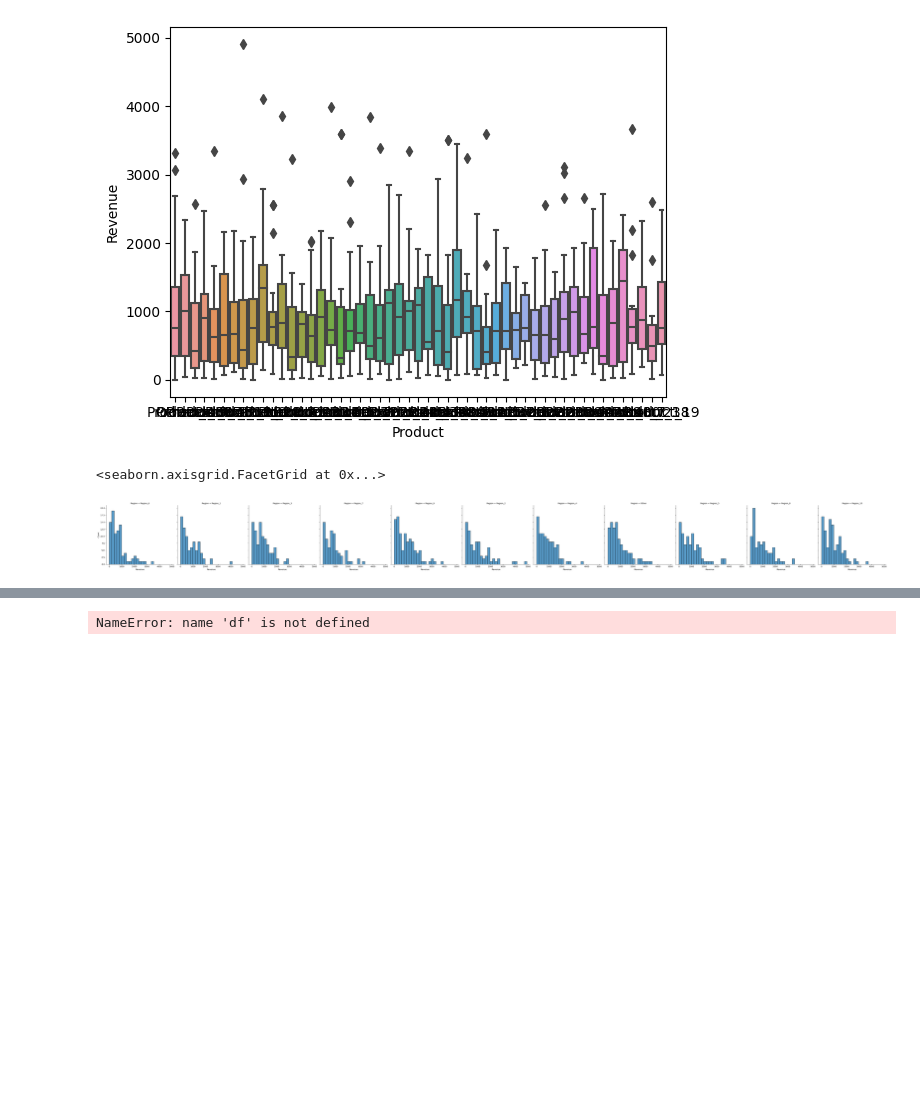
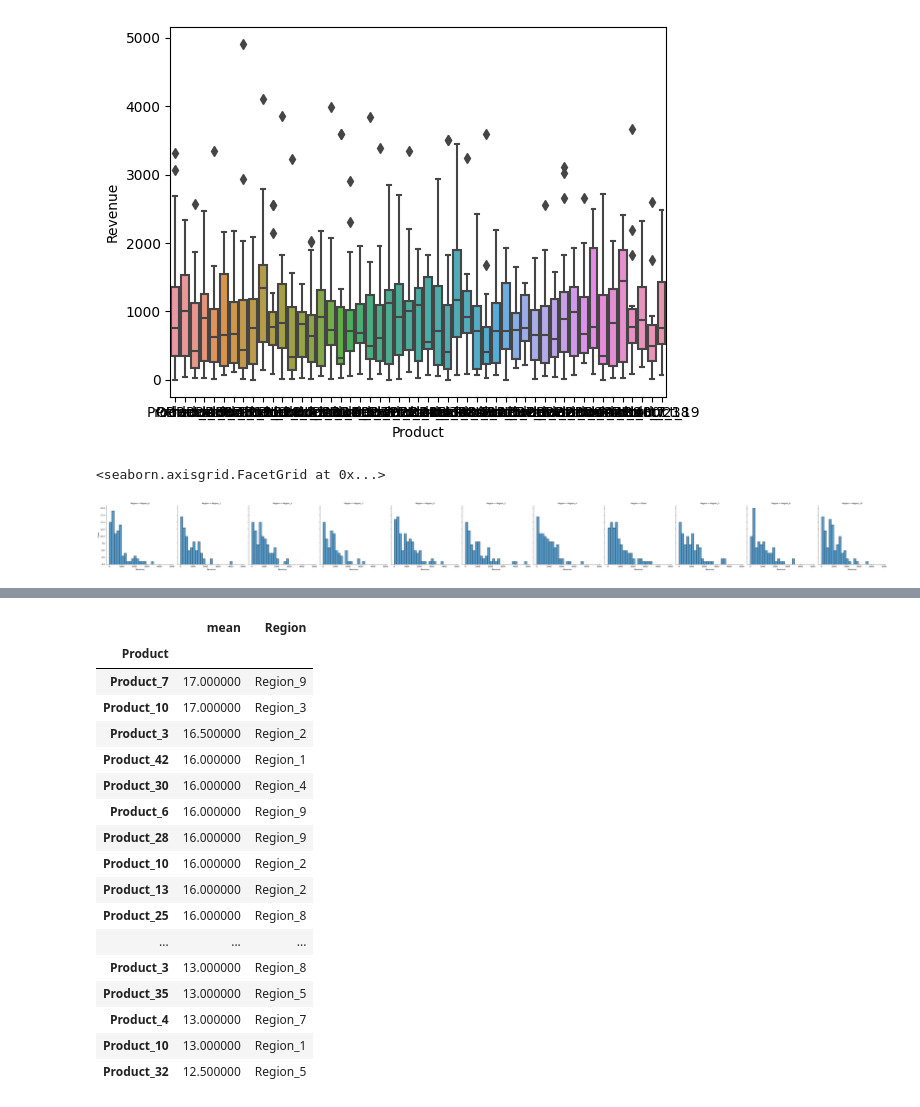
Before and after one commit to CodyDong/schulich_data_science, a Jupyter notebook: assignment1.ipynb, the cells around one changed output, grey strips where cells are left out. Cells and saved outputs as stored; diff of their text form; code cells hidden in the pictures; blank space fills up the shorter version.

```diff
--- a/assignment1.ipynb
+++ b/assignment1.ipynb
@@ -154,27 +154,44 @@ sns.displot(x='Revenue',col='Product',data =df)
 <seaborn.axisgrid.FacetGrid at 0x...>
 [figure]
 # %%
-f_region1 = df[df['Region']=='Region_1'].groupby('Product')['Units Sold'].aggregate(['mean']) . sort_values('mean', ascending = False).head(5)
+df_region1 = df[df['Region']=='Region_1'].groupby('Product')['Units Sold'].aggregate(['mean']) . sort_values('mean', ascending = False).head(5)
 df_region2 = df[df['Region']=='Region_2'].groupby('Product')['Units Sold'].aggregate(['mean']) . sort_values('mean', ascending = False).head(5)
 df_region3 = df[df['Region']=='Region_3'].groupby('Product')['Units Sold'].aggregate(['mean']) . sort_values('mean', ascending = False).head(5)
 df_region4 = df[df['Region']=='Region_4'].groupby('Product')['Units Sold'].aggregate(['mean']) . sort_values('mean', ascending = False).head(5)
 df_region5 = df[df['Region']=='Region_5'].groupby('Product')['Units Sold'].aggregate(['mean']) . sort_values('mean', ascending = False).head(5)
 df_region6 = df[df['Region']=='Region_6'].groupby('Product')['Units Sold'].aggregate(['mean']) . sort_values('mean', ascending = False).head(5)
 df_region7 = df[df['Region']=='Region_7'].groupby('Product')['Units Sold'].aggregate(['mean']) . sort_values('mean', ascending = False).head(5)
 df_region8 = df[df['Region']=='Region_8'].groupby('Product')['Units Sold'].aggregate(['mean']) . sort_values('mean', ascending = False).head(5)
 df_region9 = df[df['Region']=='Region_9'].groupby('Product')['Units Sold'].aggregate(['mean']) . sort_values('mean', ascending = False).head(5)
 df_region10 = df[df['Region']=='Region_10'].groupby('Product')['Units Sold'].aggregate(['mean']) . sort_values('mean', ascending = False).head(5)
 df_region1['Region'] ='Region_1'
 df_region2['Region'] ='Region_2'
 df_region3['Region'] ='Region_3'
 df_region4['Region'] ='Region_4'
 df_region5['Region'] ='Region_5'
 df_region6['Region'] ='Region_6'
 df_region7['Region'] ='Region_7'
 df_region8['Region'] ='Region_8'
 df_region9['Region'] ='Region_9'
 df_region10['Region'] ='Region_10'
 group_by_region = pd.concat([df_region1,df_region2,df_region3,df_region4,df_region5,df_region6,df_region7,df_region8,df_region9,df_region10],ignore_index= False)
 group_by_region.sort_values('mean', ascending = False)
 # %% [output]
-NameError: name 'df' is not defined
+|  | mean | Region |
+| Product |  |  |
+| Product_7 | 17.000000 | Region_9 |
+| Product_10 | 17.000000 | Region_3 |
+| Product_3 | 16.500000 | Region_2 |
+| Product_42 | 16.000000 | Region_1 |
+| Product_30 | 16.000000 | Region_4 |
+| Product_6 | 16.000000 | Region_9 |
+| Product_28 | 16.000000 | Region_9 |
+| Product_10 | 16.000000 | Region_2 |
+| Product_13 | 16.000000 | Region_2 |
+| Product_25 | 16.000000 | Region_8 |
+| ... | ... | ... |
+| Product_3 | 13.000000 | Region_8 |
+| Product_35 | 13.000000 | Region_5 |
+| Product_4 | 13.000000 | Region_7 |
+| Product_10 | 13.000000 | Region_1 |
+| Product_32 | 12.500000 | Region_5 |
```
